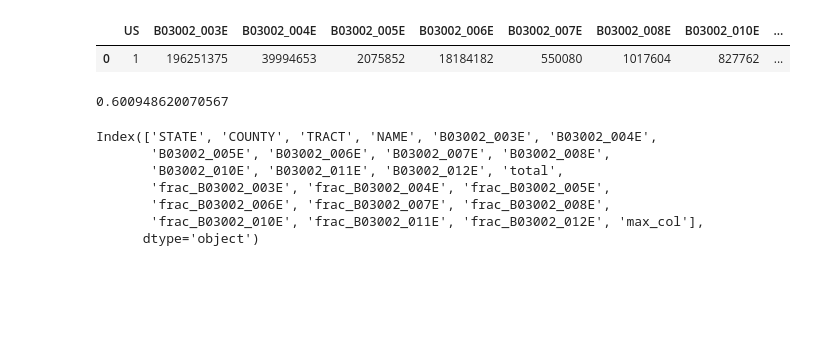
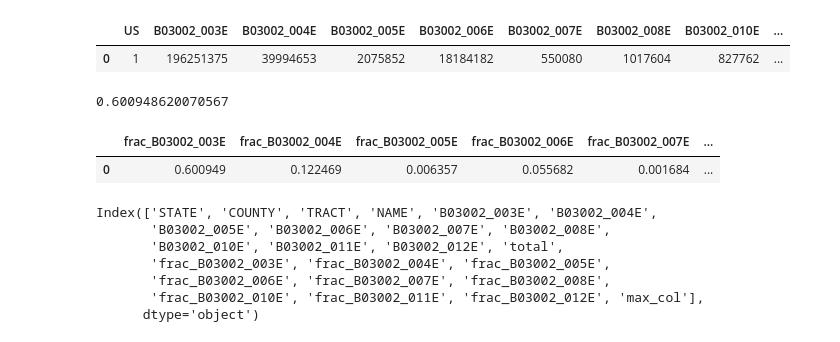
Before and after one commit to vengroff/diversity-similarity, a Jupyter notebook: Diversity vs. Similarity.ipynb, the cells around one changed output. Saved outputs shown, nothing was run; the diff lists cells and outputs as text; code cells hidden in the pictures; blank space fills up the shorter version.

```diff
--- a/Diversity vs. Similarity.ipynb
+++ b/Diversity vs. Similarity.ipynb
@@ -147,6 +147,16 @@ df_us
 float(df_us['B03002_003E'] / df_us[leaves].sum(axis='columns'))
 # %% [output]
 0.600948620070567
+# %%
+df_us['total'] = df_us[leaves].sum(axis='columns')
+
+for leaf in leaves:
+    df_us[f'frac_{leaf}'] = df_us[leaf] / df_us['total']
+
+df_us[[f'frac_{leaf}' for leaf in leaves]]
+# %% [output]
+|  | frac_B03002_003E | frac_B03002_004E | frac_B03002_005E | frac_B03002_006E | frac_B03002_007E | ... |
+| 0 | 0.600949 | 0.122469 | 0.006357 | 0.055682 | 0.001684 | ... |
 # %%
 df_tract['total'] = df_tract[leaves].sum(axis='columns')
 
```
Also changed, not shown: parts of 6 cells of this notebook, 2 other files.
